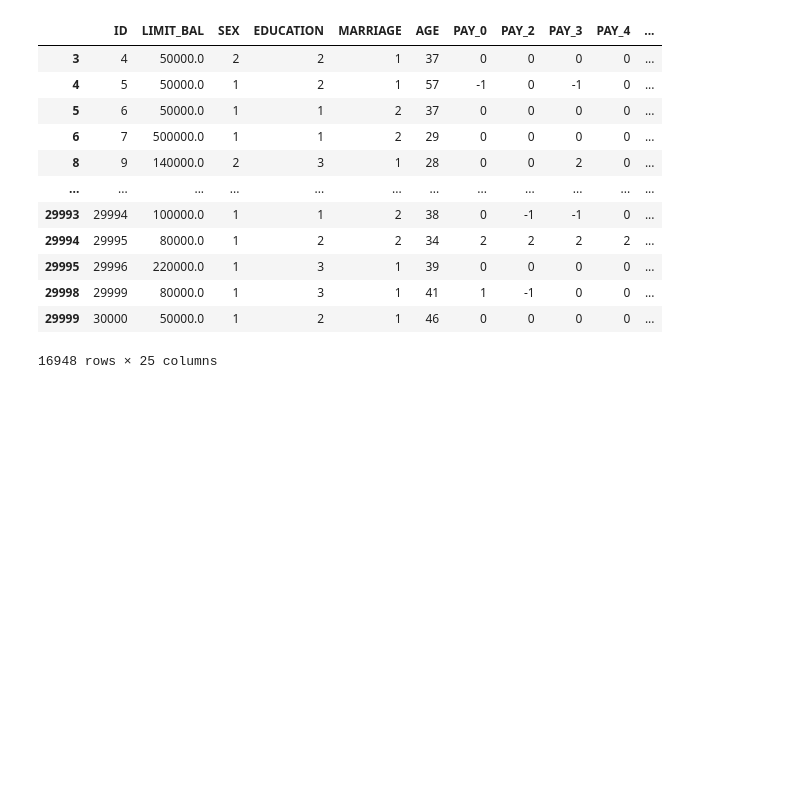
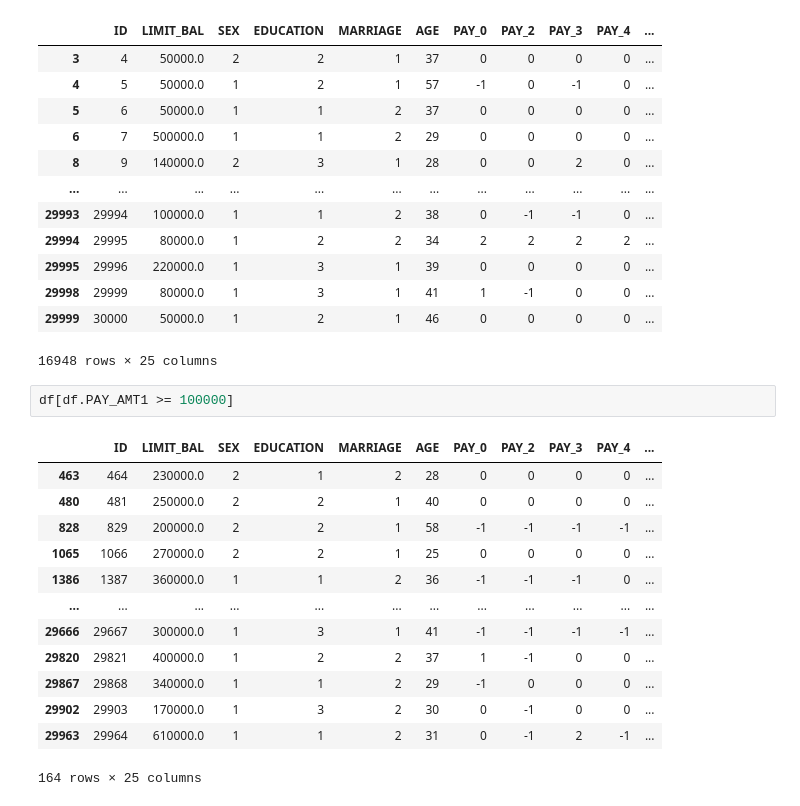
Before and after one commit to sunwenliang14/credit-card-risk, a Jupyter notebook: credit-risk-analysis.ipynb, the cells around one changed output. Saved outputs shown, nothing was run; the diff lists cells and outputs as text; blank space fills up the shorter version.

```diff
--- a/credit-risk-analysis.ipynb
+++ b/credit-risk-analysis.ipynb
@@ -762,3 +762,19 @@ df[df.PAY_AMT1 >= 2000]
 | 29998 | 29999 | 80000.0 | 1 | 3 | 1 | 41 | 1 | -1 | 0 | 0 | ... |
 | 29999 | 30000 | 50000.0 | 1 | 2 | 1 | 46 | 0 | 0 | 0 | 0 | ... |
 16948 rows × 25 columns
+# %%
+df[df.PAY_AMT1 >= 100000]
+# %% [output]
+|  | ID | LIMIT_BAL | SEX | EDUCATION | MARRIAGE | AGE | PAY_0 | PAY_2 | PAY_3 | PAY_4 | ... |
+| 463 | 464 | 230000.0 | 2 | 1 | 2 | 28 | 0 | 0 | 0 | 0 | ... |
+| 480 | 481 | 250000.0 | 2 | 2 | 1 | 40 | 0 | 0 | 0 | 0 | ... |
+| 828 | 829 | 200000.0 | 2 | 2 | 1 | 58 | -1 | -1 | -1 | -1 | ... |
+| 1065 | 1066 | 270000.0 | 2 | 2 | 1 | 25 | 0 | 0 | 0 | 0 | ... |
+| 1386 | 1387 | 360000.0 | 1 | 1 | 2 | 36 | -1 | -1 | -1 | 0 | ... |
+| ... | ... | ... | ... | ... | ... | ... | ... | ... | ... | ... | ... |
+| 29666 | 29667 | 300000.0 | 1 | 3 | 1 | 41 | -1 | -1 | -1 | -1 | ... |
+| 29820 | 29821 | 400000.0 | 1 | 2 | 2 | 37 | 1 | -1 | 0 | 0 | ... |
+| 29867 | 29868 | 340000.0 | 1 | 1 | 2 | 29 | -1 | 0 | 0 | 0 | ... |
+| 29902 | 29903 | 170000.0 | 1 | 3 | 2 | 30 | 0 | -1 | 0 | 0 | ... |
+| 29963 | 29964 | 610000.0 | 1 | 1 | 2 | 31 | 0 | -1 | 2 | -1 | ... |
+164 rows × 25 columns
```
